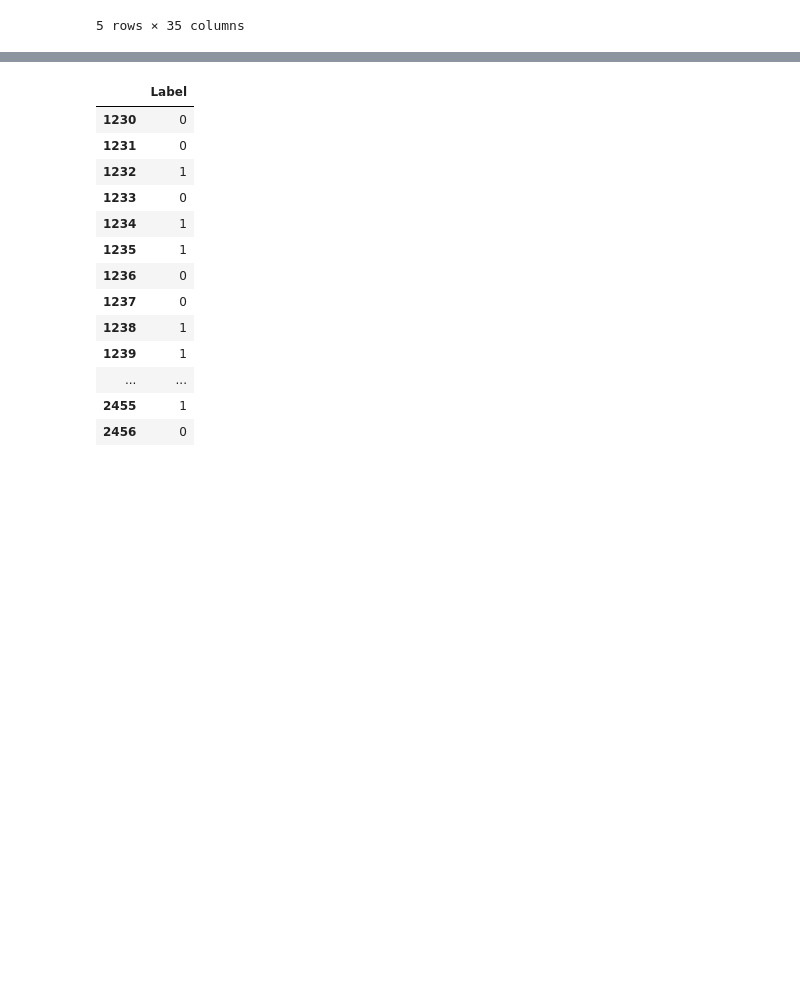
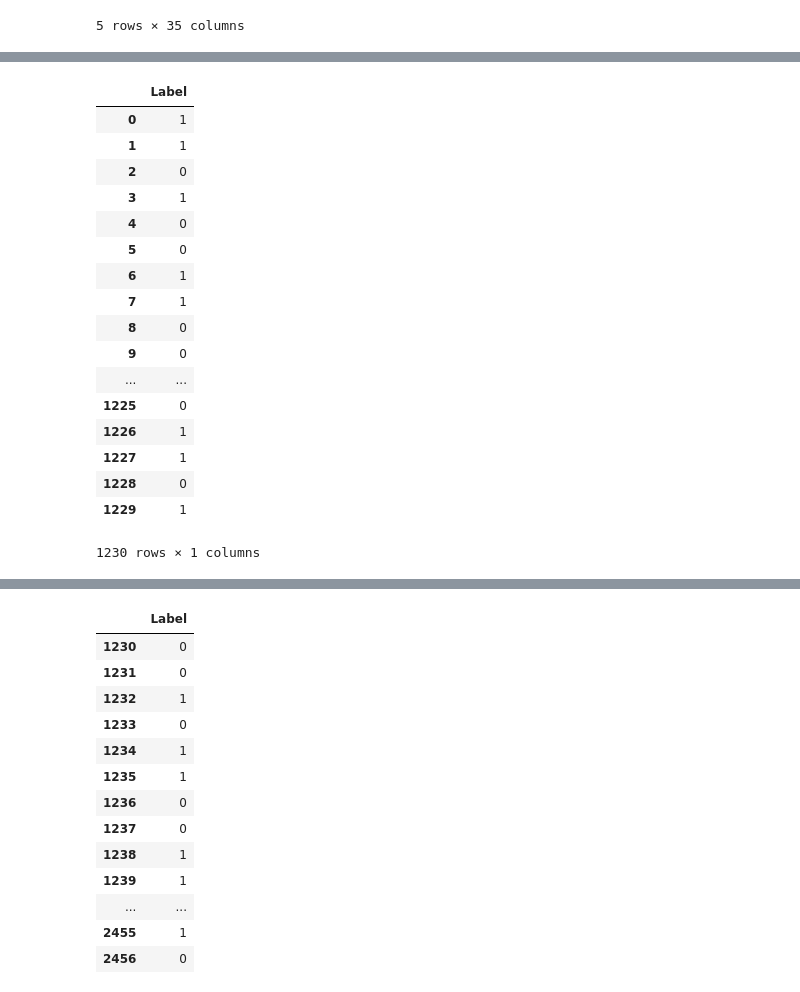
Before and after one commit to Coslate/DataMining_Final, a Jupyter notebook: Total_Model_2017-2018.ipynb, the cells around one changed output, grey strips where cells are left out. Cells and saved outputs as stored; diff of their text form; code cells hidden in the pictures; blank space fills up the shorter version.

```diff
--- a/Total_Model_2017-2018.ipynb
+++ b/Total_Model_2017-2018.ipynb
@@ -501 +565,25 @@ X[1230:1235]
+# %%
+aa_data = [0 if x==1 else 1 for x in Y_total['Label'][1230::]]
+aa_data = np.array(aa_data)
+Y_aa_data = pd.DataFrame(data = aa_data, columns = ['Label'])
+Y_aa_data
+# %% [output]
+|  | Label |
+| 0 | 1 |
+| 1 | 1 |
+| 2 | 0 |
+| 3 | 1 |
+| 4 | 0 |
+| 5 | 0 |
+| 6 | 1 |
+| 7 | 1 |
+| 8 | 0 |
+| 9 | 0 |
+| ... | ... |
+| 1225 | 0 |
+| 1226 | 1 |
+| 1227 | 1 |
+| 1228 | 0 |
+| 1229 | 1 |
+1230 rows × 1 columns
 # %%
```
Also changed, not shown: parts of 15 cells of this notebook.
